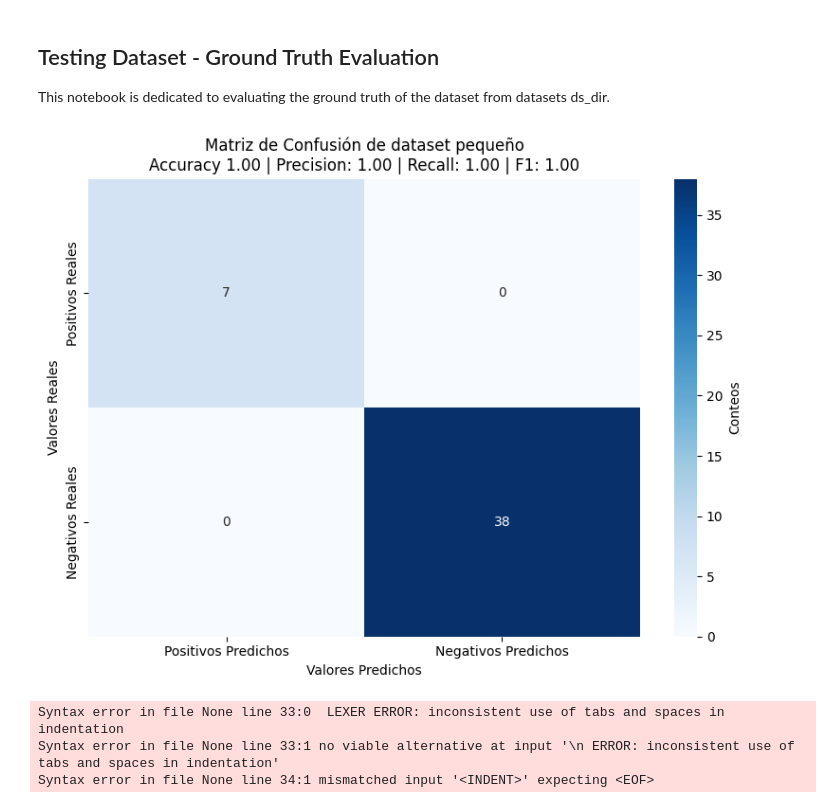
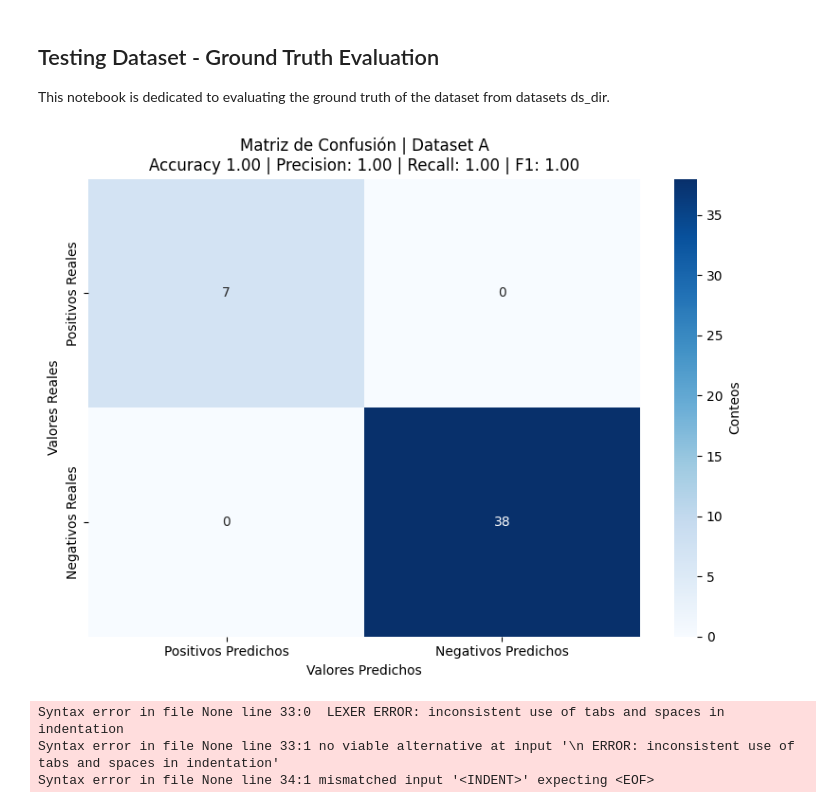
Before and after one commit to EdsonEddy/scsc, a Jupyter notebook: notebooks/testing_dataset/ground_truth.ipynb, the cells around one changed output. Cells and saved outputs as stored; diff of their text form; code cells hidden in the pictures.

```diff
--- a/notebooks/testing_dataset/ground_truth.ipynb
+++ b/notebooks/testing_dataset/ground_truth.ipynb
@@ -107,7 +107,7 @@ def plot_confusion_matrix(
     plt.xlabel("Valores Predichos")
     plt.ylabel("Valores Reales")
 
-    title = f"Matriz de Confusión de {title}" if title else "Matriz de Confusión"
+    title = f"Matriz de Confusión | {title}" if title else "Matriz de Confusión"
     if show_metrics:
         title += f"\nAccuracy {accuracy:.2f} | Precision: {precision:.2f} | Recall: {recall:.2f} | F1: {f1:.2f}"
     plt.title(title)
@@ -124,7 +124,7 @@ small_truth_values, small_predicted_values = get_truth_and_predicted_values(
     method="csim",
 )
 plot_confusion_matrix(
-    small_truth_values, small_predicted_values, title='dataset pequeño', normalize=False, show_metrics=True
+    small_truth_values, small_predicted_values, title='Dataset A', normalize=False, show_metrics=True
 )
 
 """
@@ -136,37 +136,37 @@ medium_truth_values, medium_predicted_values = get_truth_and_predicted_values(
     csv_name="medium_dataset.csv",
     method="csim",
 )
 plot_confusion_matrix(
-    medium_truth_values, medium_predicted_values, title='dataset mediano', normalize=False, show_metrics=True
+    medium_truth_values, medium_predicted_values, title='Dataset B', normalize=False, show_metrics=True
 )
 
 """
     Large dataset evaluation
 """
 large_truth_values, large_predicted_values = get_truth_and_predicted_values(
     ds_dir="datasets",
     ds_sub_dir="large",
     csv_name="large_dataset.csv",
     method="csim",
 )
 plot_confusion_matrix(
-    large_truth_values, large_predicted_values, title='dataset grande', normalize=False, show_metrics=True
+    large_truth_values, large_predicted_values, title='Dataset C', normalize=False, show_metrics=True
 )
 
 """
     Kaggle dataset evaluation
 """
 kaggle_truth_values, kaggle_predicted_values = get_truth_and_predicted_values(
     ds_dir="datasets",
     ds_sub_dir="kaggle",
     csv_name="cheating_dataset.csv",
     method="csim",
 )
 plot_confusion_matrix(
-    kaggle_truth_values, kaggle_predicted_values, title='dataset kaggle', normalize=False, show_metrics=True
+    kaggle_truth_values, kaggle_predicted_values, title='Dataset D', normalize=False, show_metrics=True
 )
 # %% [output]
-[figure, old version]
+[figure, new version]
 Syntax error in file None line 33:0  LEXER ERROR: inconsistent use of tabs and spaces in indentation
 Syntax error in file None line 33:1 no viable alternative at input '\n ERROR: inconsistent use of tabs and spaces in indentation'
 Syntax error in file None line 34:1 mismatched input '<INDENT>' expecting <EOF>
```
Also changed, not shown: parts of 1 cell of this notebook.
